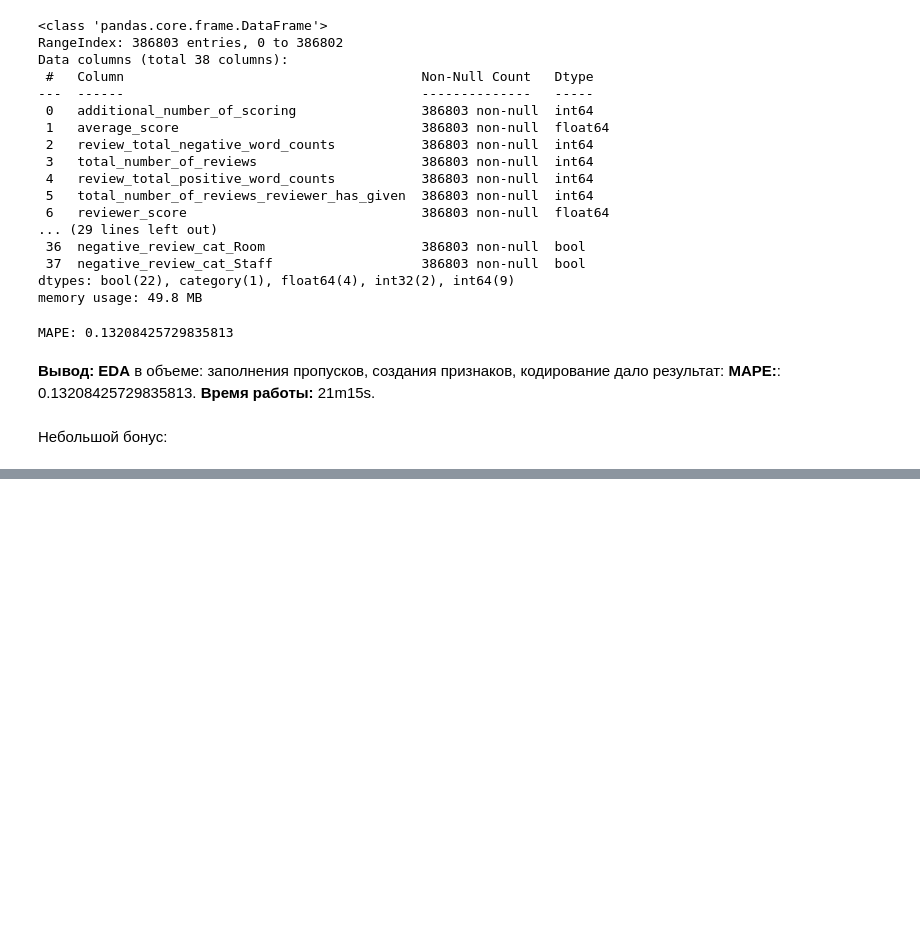
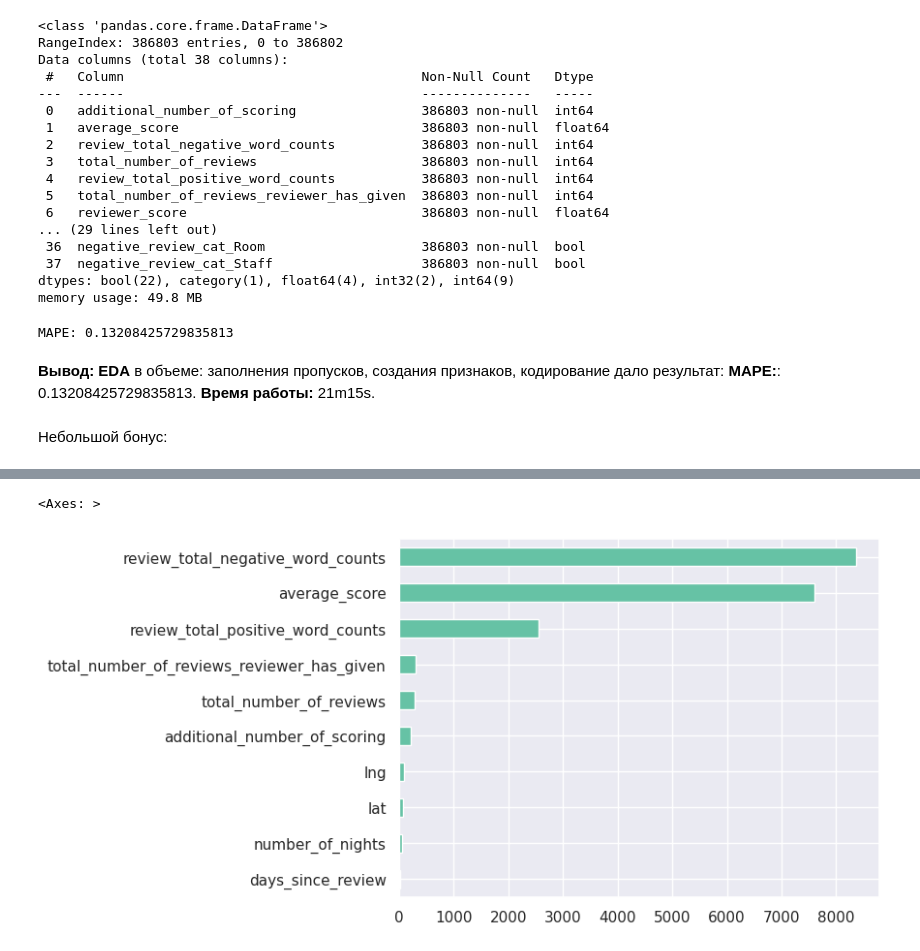
Before and after one commit to AntonYurkovskiy/Project_3_EDA_FE_BookingHotelsRating, a Jupyter notebook: EDA_Project_3_model.ipynb, the cells around one changed output, grey strips where cells are left out. Drawn from its saved outputs; the diff is of its cells as text; code cells hidden in the pictures; blank space fills up the shorter version.

```diff
--- a/EDA_Project_3_model.ipynb
+++ b/EDA_Project_3_model.ipynb
@@ -659,3 +659,18 @@ hotels.drop(object_columns, axis = 1, inplace=True)
 
 # # заполняем пропуски самым простым способом
 hotels = hotels.fillna(0)
+# %%
+# разобьем признаки на категориальные и непрерывные
+
+cat_cols = []
+num_cols = []
+for feature in X.columns:
+    if X[feature].value_counts().shape[0]<15:
+        # категориальные признаки
+        cat_cols.append(feature)
+    else:
+        # непрерывные признаки
+        num_cols.append(feature)
+
+print(num_cols)
+print(cat_cols)
@@ -662,6 +680,6 @@ hotels = hotels.fillna(0)
 # %%
-# непрерывные признаки
-num_cols = ['total_number_of_reviews', 'review_total_negative_word_counts', 'review_total_positive_word_counts', 'total_number_of_reviews_reviewer_has_given'...]
+# # непрерывные признаки
+# num_cols = ['total_number_of_reviews', 'review_total_negative_word_counts', 'review_total_positive_word_counts', 'total_number_of_reviews_reviewer_has_given'...]
 
-# категориальные признаки
-cat_cols = ['average_score', 'lat', ...]
+# # категориальные признаки
+# cat_cols = ['average_score', 'lat', ...]
@@ -678,0 +714,9 @@ KeyError: '[Ellipsis] not in index'
+# %%
+from sklearn.feature_selection import f_classif # anova
+
+imp_num = pd.Series(f_classif(X[num_cols], y)[0], index = num_cols)
+imp_num.sort_values(inplace = True)
+imp_num.plot(kind = 'barh')
+# %% [output]
+<Axes: >
+[figure, added]
```
Also changed, not shown: parts of 16 cells of this notebook.
